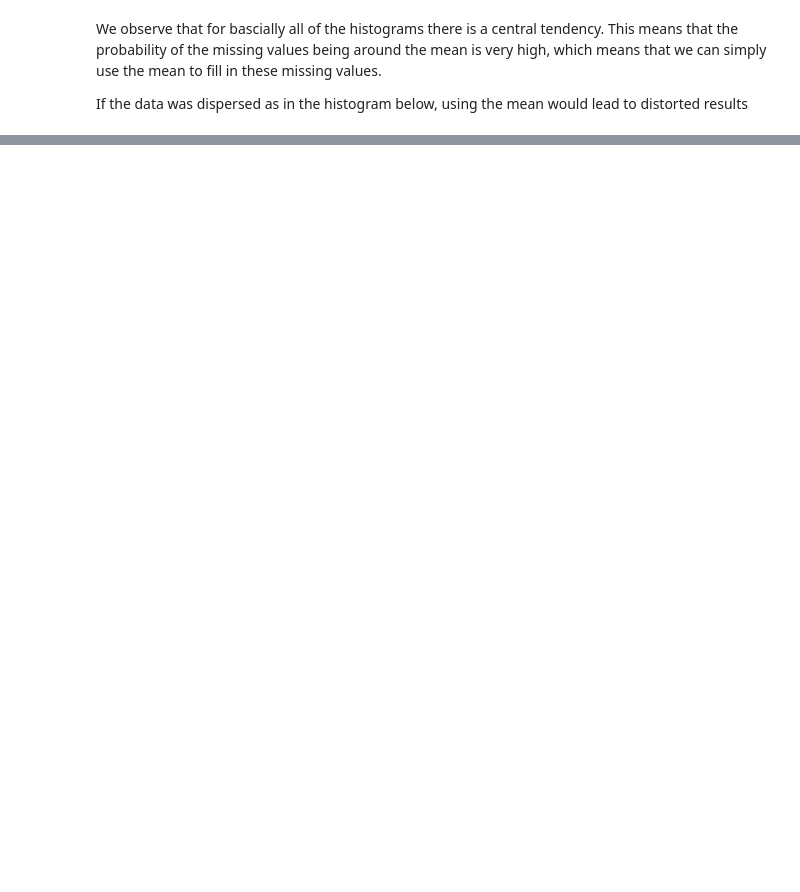
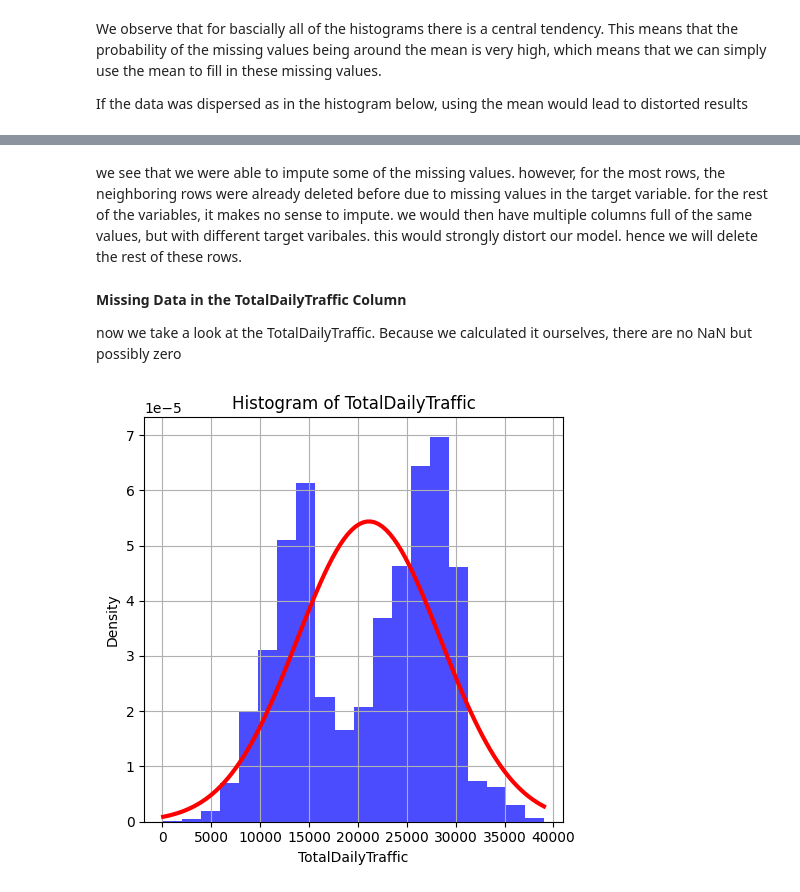
Before and after one commit to ninocaduff/DSF-Project, a Jupyter notebook: jupyter/missingvalues.ipynb, the cells around one changed output, grey strips where cells are left out. Saved outputs shown, nothing was run; the diff lists cells and outputs as text; code cells hidden in the pictures; blank space fills up the shorter version.

Commit message:
imputed all NaNs

```diff
--- a/jupyter/missingvalues.ipynb
+++ b/jupyter/missingvalues.ipynb
@@ -144,0 +158,8 @@ Name: count, Length: 5467, dtype: int64
+# %%
+# Finding rows with multiple NaN values
+rows_with_multiple_nans = df[df.isna().sum(axis=1) > 10]
+
+# Identifying the names of features missing in rows with multiple NaNs
+missing_features = rows_with_multiple_nans.isna().apply(lambda x: list(x[x].index), axis=1)
+
+missing_features_df = missing_features.to_frame(name="Missing Features")
@@ -144,0 +232,43 @@ Name: count, Length: 5467, dtype: int64
+# %% [markdown]
+we see that we were able to impute some of the missing values. however, for the most rows, the neighboring rows were already deleted before due to missing values in the target variable. for the rest of the variables, it makes no sense to impute. we would then have multiple columns full of the same values, but with different target varibales. this would strongly distort our model. hence we will delete the rest of these rows.
+# %%
+#removing the rows for which this imputation technique did not work
+
+# Identifying rows in missing_features_df that still have more than 10 NaN values in df
+rows_to_drop = [idx for idx in missing_features_df.index if df.loc[idx].isna().sum() > 10]
+df.drop(rows_to_drop, inplace=True)
+# %% [markdown]
+
+**Missing Data in the TotalDailyTraffic Column**
+
+now we take a look at the TotalDailyTraffic. Because we calculated it ourselves, there are no NaN but possibly zero
+# %%
+df['TotalDailyTraffic'].replace(0, np.nan, inplace=True)
+
+plt.figure(figsize=(5, 5))
+
+column_data = df['TotalDailyTraffic'].dropna()
+plt.hist(column_data, bins=20, color='blue', alpha=0.7, density=True)
+plt.title('Histogram of TotalDailyTraffic')
+plt.xlabel('TotalDailyTraffic')
+plt.ylabel('Density')
+plt.grid(True)
+
+# Calculate mean and standard deviation
+mu = column_data.mean()
+sigma = column_data.std()
+
+# Generate a range of values
+x = np.linspace(column_data.min(), column_data.max(), 100)
+
+# Plot the normal distribution curve
+plt.plot(x, 1 / (sigma * np.sqrt(2 * np.pi)) * np.exp(- (x - mu)**2 / (2 * sigma**2)),
+                lw=3, color='red')
+
+# Adjust layout for better spacing
+plt.tight_layout()
+
+# Show the plot
+plt.show()
+# %% [output]
+[figure, added]
```
Also changed, not shown: parts of 19 cells of this notebook.
